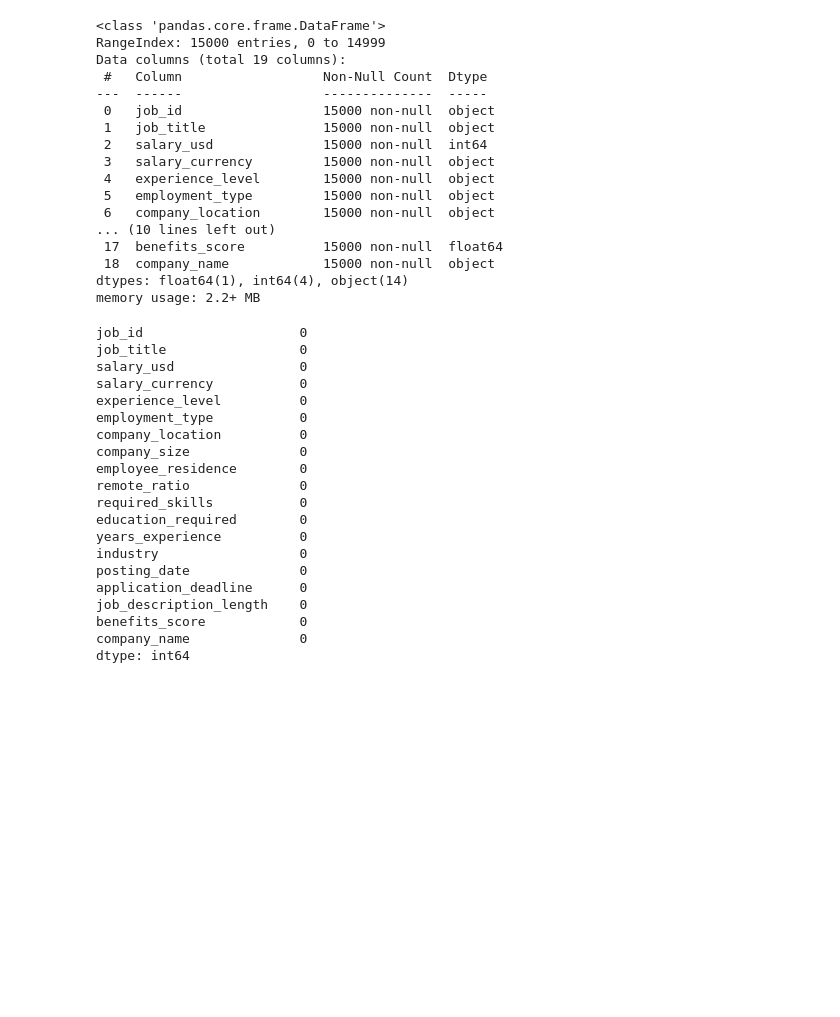
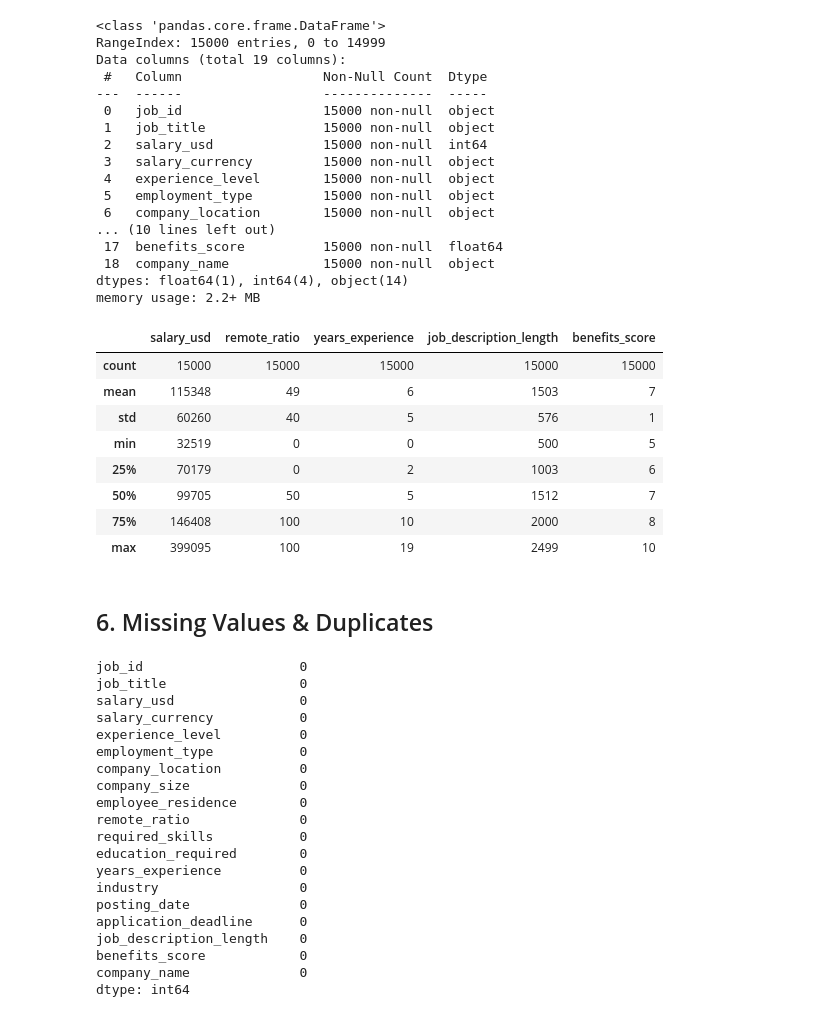
Before and after one commit to tanzilachand/Global-_AI_Job_Market_Salary_Trends_2025, a Jupyter notebook: jupyter_notebooks/ETL.ipynb, the cells around one changed output. Cells and saved outputs as stored; diff of their text form; code cells hidden in the pictures; blank space fills up the shorter version.

```diff
--- a/jupyter_notebooks/ETL.ipynb
+++ b/jupyter_notebooks/ETL.ipynb
@@ -123,6 +123,22 @@ Data columns (total 19 columns):
  18  company_name            15000 non-null  object
 dtypes: float64(1), int64(4), object(14)
 memory usage: 2.2+ MB
+# %%
+# Summary Statistics for numerical columns
+
+df.describe(include=[np.number]).astype("int64")
+# %% [output]
+|  | salary_usd | remote_ratio | years_experience | job_description_length | benefits_score |
+| count | 15000 | 15000 | 15000 | 15000 | 15000 |
+| mean | 115348 | 49 | 6 | 1503 | 7 |
+| std | 60260 | 40 | 5 | 576 | 1 |
+| min | 32519 | 0 | 0 | 500 | 5 |
+| 25% | 70179 | 0 | 2 | 1003 | 6 |
+| 50% | 99705 | 50 | 5 | 1512 | 7 |
+| 75% | 146408 | 100 | 10 | 2000 | 8 |
+| max | 399095 | 100 | 19 | 2499 | 10 |
+# %% [markdown]
+## 6. Missing Values & Duplicates
 # %%
 #checking for missing values
 df.isnull().sum()
```
Also changed, not shown: parts of 5 cells of this notebook.
